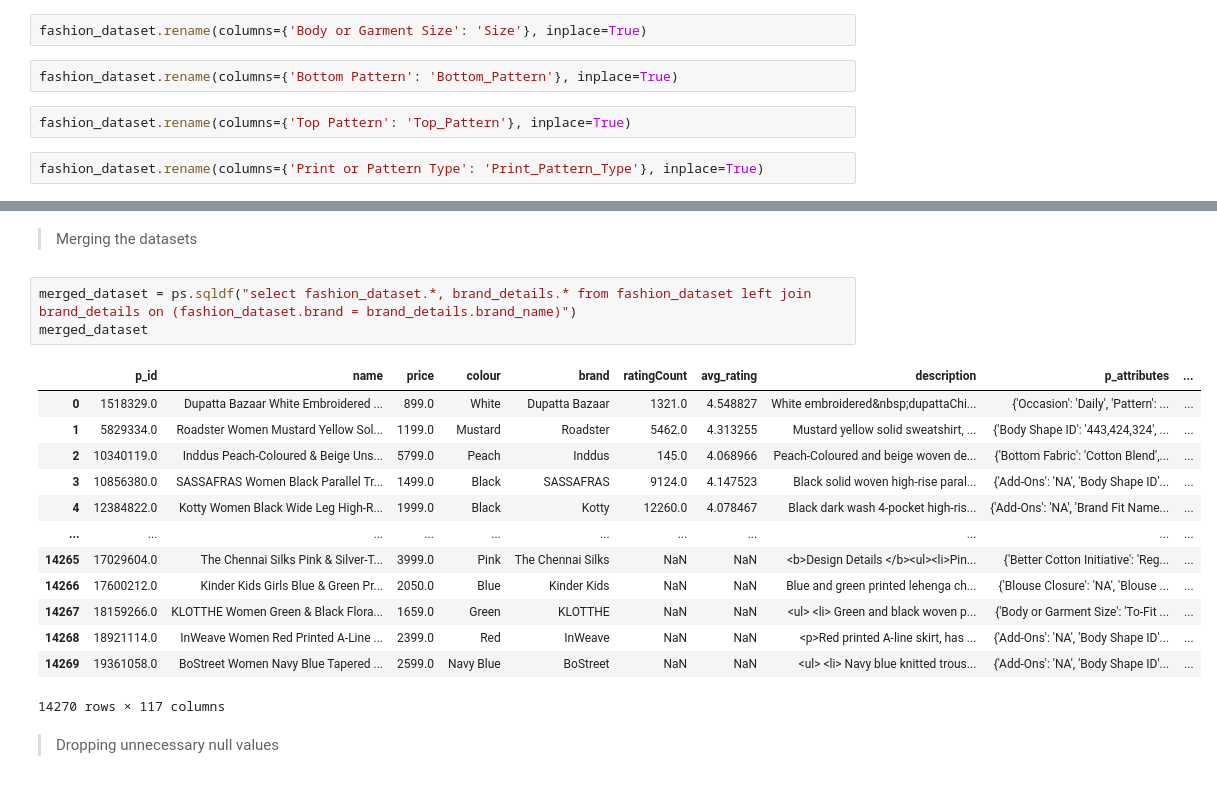
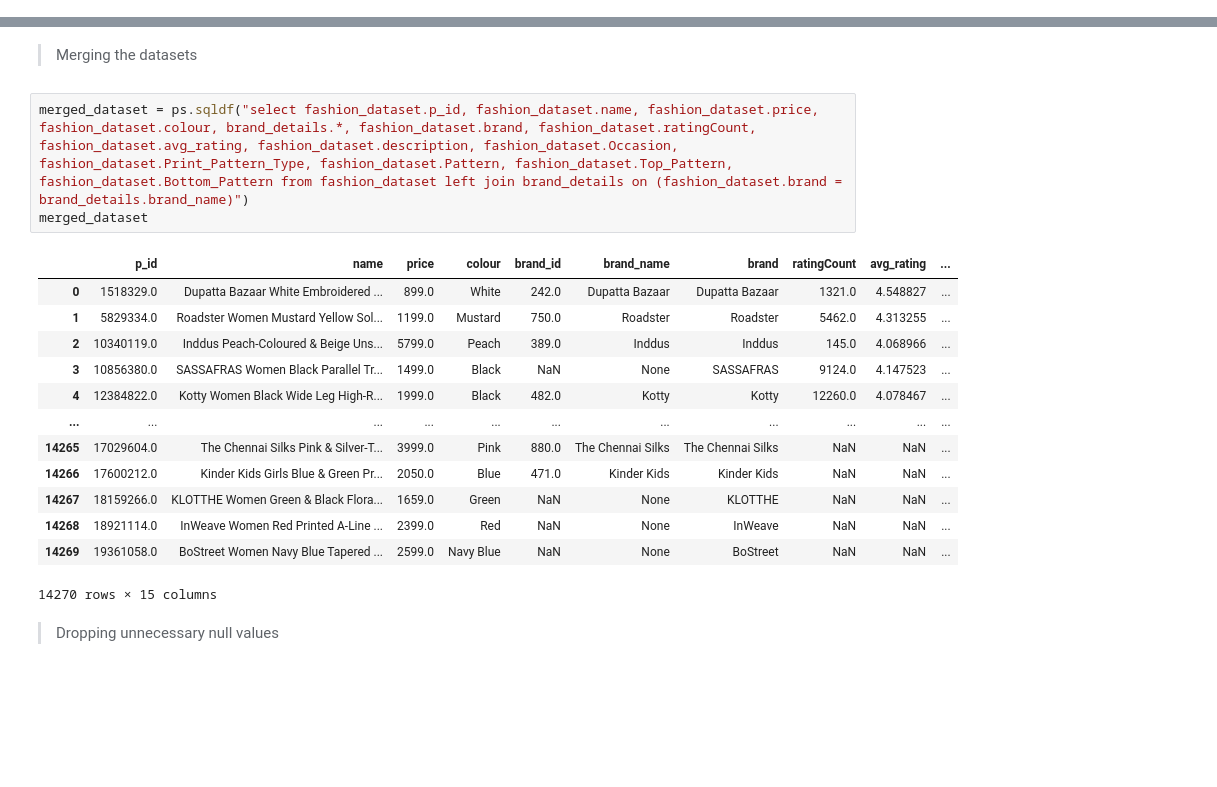
Before and after one commit to raccoonwithasword/big-data-assessment-2, a Jupyter notebook: DAT7015 Assessment 2.ipynb, the cells around one changed output, grey strips where cells are left out. Cells and saved outputs as stored; diff of their text form; blank space fills up the shorter version.

```diff
--- a/DAT7015 Assessment 2.ipynb
+++ b/DAT7015 Assessment 2.ipynb
@@ -142,8 +145,0 @@ fashion_dataset.rename(columns={'Where-to-wear': 'Where_to_wear'}, inplace=True)
-# %%
-fashion_dataset.rename(columns={'Body or Garment Size': 'Size'}, inplace=True)
-# %%
-fashion_dataset.rename(columns={'Bottom Pattern': 'Bottom_Pattern'}, inplace=True)
-# %%
-fashion_dataset.rename(columns={'Top Pattern': 'Top_Pattern'}, inplace=True)
-# %%
-fashion_dataset.rename(columns={'Print or Pattern Type': 'Print_Pattern_Type'}, inplace=True)
@@ -217,22 +146,22 @@ fashion_dataset.drop('p_attributes', axis='columns')
 # %% [markdown]
 >Merging the datasets
 # %%
-merged_dataset = ps.sqldf("select fashion_dataset.*, brand_details.* from fashion_dataset left join brand_details on (fashion_dataset.brand = brand_details.brand_name)")
+merged_dataset = ps.sqldf("select fashion_dataset.p_id, fashion_dataset.name, fashion_dataset.price, fashion_dataset.colour, brand_details.*, fashion_dataset.brand, fashion_dataset.ratingCount, fashion_dataset.avg_rating, fashion_dataset.description, fashion_dataset.Occasion, fashion_dataset.Print_Pattern_Type, fashion_dataset.Pattern, fashion_dataset.Top_Pattern, fashion_dataset.Bottom_Pattern from fashion_dataset left join brand_details on (fashion_dataset.brand = brand_details.brand_name)")
 merged_dataset
 # %% [output]
-|  | p_id | name | price | colour | brand | ratingCount | avg_rating | description | p_attributes | ... |
-| 0 | 1518329.0 | Dupatta Bazaar White Embroidered ... | 899.0 | White | Dupatta Bazaar | 1321.0 | 4.548827 | White embroidered&nbsp;dupattaChi... | {'Occasion': 'Daily', 'Pattern': ... | ... |
-| 1 | 5829334.0 | Roadster Women Mustard Yellow Sol... | 1199.0 | Mustard | Roadster | 5462.0 | 4.313255 | Mustard yellow solid sweatshirt, ... | {'Body Shape ID': '443,424,324', ... | ... |
-| 2 | 10340119.0 | Inddus Peach-Coloured & Beige Uns... | 5799.0 | Peach | Inddus | 145.0 | 4.068966 | Peach-Coloured and beige woven de... | {'Bottom Fabric': 'Cotton Blend',... | ... |
-| 3 | 10856380.0 | SASSAFRAS Women Black Parallel Tr... | 1499.0 | Black | SASSAFRAS | 9124.0 | 4.147523 | Black solid woven high-rise paral... | {'Add-Ons': 'NA', 'Body Shape ID'... | ... |
-| 4 | 12384822.0 | Kotty Women Black Wide Leg High-R... | 1999.0 | Black | Kotty | 12260.0 | 4.078467 | Black dark wash 4-pocket high-ris... | {'Add-Ons': 'NA', 'Brand Fit Name... | ... |
+|  | p_id | name | price | colour | brand_id | brand_name | brand | ratingCount | avg_rating | ... |
+| 0 | 1518329.0 | Dupatta Bazaar White Embroidered ... | 899.0 | White | 242.0 | Dupatta Bazaar | Dupatta Bazaar | 1321.0 | 4.548827 | ... |
+| 1 | 5829334.0 | Roadster Women Mustard Yellow Sol... | 1199.0 | Mustard | 750.0 | Roadster | Roadster | 5462.0 | 4.313255 | ... |
+| 2 | 10340119.0 | Inddus Peach-Coloured & Beige Uns... | 5799.0 | Peach | 389.0 | Inddus | Inddus | 145.0 | 4.068966 | ... |
+| 3 | 10856380.0 | SASSAFRAS Women Black Parallel Tr... | 1499.0 | Black | NaN | None | SASSAFRAS | 9124.0 | 4.147523 | ... |
+| 4 | 12384822.0 | Kotty Women Black Wide Leg High-R... | 1999.0 | Black | 482.0 | Kotty | Kotty | 12260.0 | 4.078467 | ... |
 | ... | ... | ... | ... | ... | ... | ... | ... | ... | ... | ... |
-| 14265 | 17029604.0 | The Chennai Silks Pink & Silver-T... | 3999.0 | Pink | The Chennai Silks | NaN | NaN | <b>Design Details </b><ul><li>Pin... | {'Better Cotton Initiative': 'Reg... | ... |
-| 14266 | 17600212.0 | Kinder Kids Girls Blue & Green Pr... | 2050.0 | Blue | Kinder Kids | NaN | NaN | Blue and green printed lehenga ch... | {'Blouse Closure': 'NA', 'Blouse ... | ... |
-| 14267 | 18159266.0 | KLOTTHE Women Green & Black Flora... | 1659.0 | Green | KLOTTHE | NaN | NaN | <ul> <li> Green and black woven p... | {'Body or Garment Size': 'To-Fit ... | ... |
-| 14268 | 18921114.0 | InWeave Women Red Printed A-Line ... | 2399.0 | Red | InWeave | NaN | NaN | <p>Red printed A-line skirt, has ... | {'Add-Ons': 'NA', 'Body Shape ID'... | ... |
-| 14269 | 19361058.0 | BoStreet Women Navy Blue Tapered ... | 2599.0 | Navy Blue | BoStreet | NaN | NaN | <ul> <li> Navy blue knitted trous... | {'Add-Ons': 'NA', 'Body Shape ID'... | ... |
+| 14265 | 17029604.0 | The Chennai Silks Pink & Silver-T... | 3999.0 | Pink | 880.0 | The Chennai Silks | The Chennai Silks | NaN | NaN | ... |
+| 14266 | 17600212.0 | Kinder Kids Girls Blue & Green Pr... | 2050.0 | Blue | 471.0 | Kinder Kids | Kinder Kids | NaN | NaN | ... |
+| 14267 | 18159266.0 | KLOTTHE Women Green & Black Flora... | 1659.0 | Green | NaN | None | KLOTTHE | NaN | NaN | ... |
+| 14268 | 18921114.0 | InWeave Women Red Printed A-Line ... | 2399.0 | Red | NaN | None | InWeave | NaN | NaN | ... |
+| 14269 | 19361058.0 | BoStreet Women Navy Blue Tapered ... | 2599.0 | Navy Blue | NaN | None | BoStreet | NaN | NaN | ... |
-14270 rows × 117 columns
+14270 rows × 15 columns
 # %% [markdown]
 >Dropping unnecessary null values
 # %%
```
Also changed, not shown: parts of 12 cells of this notebook.
